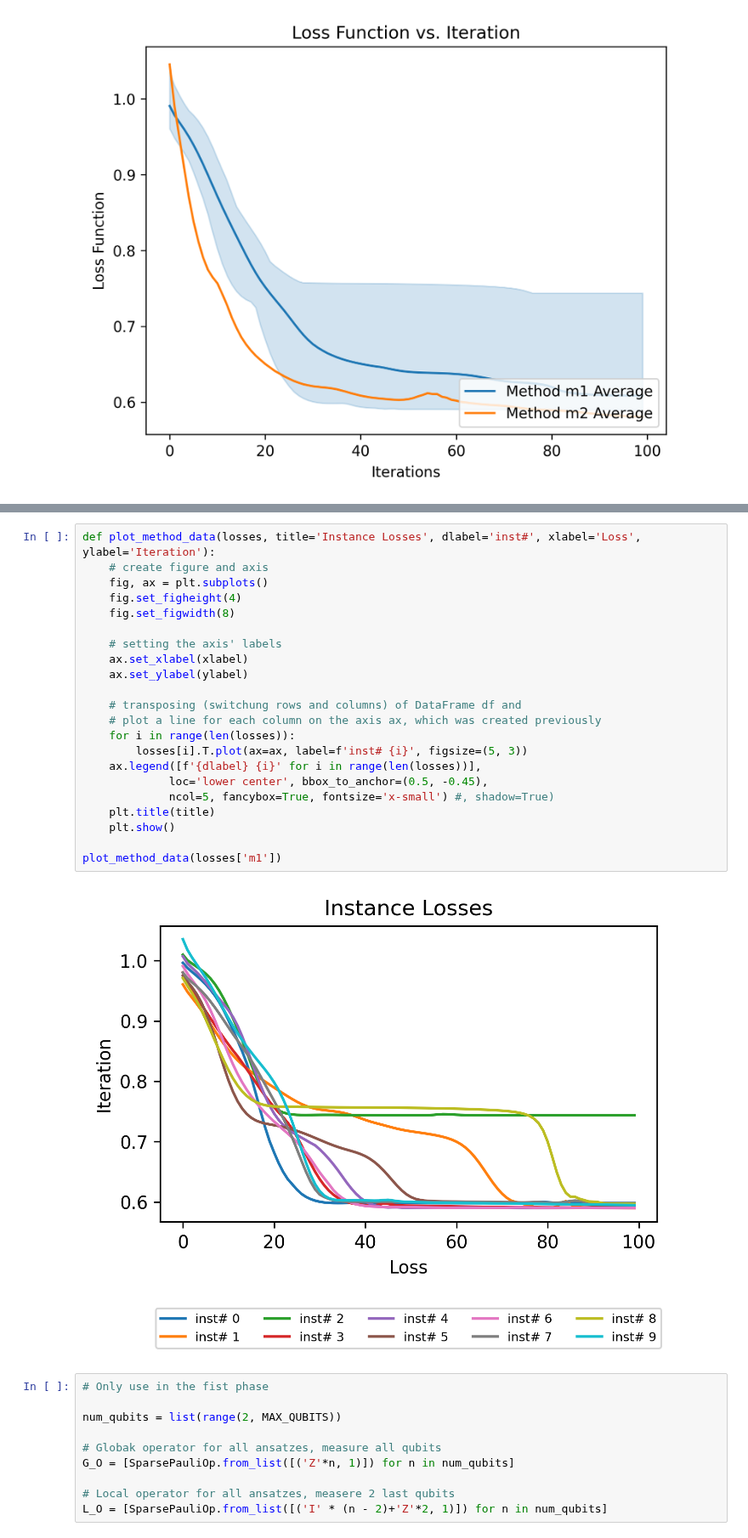
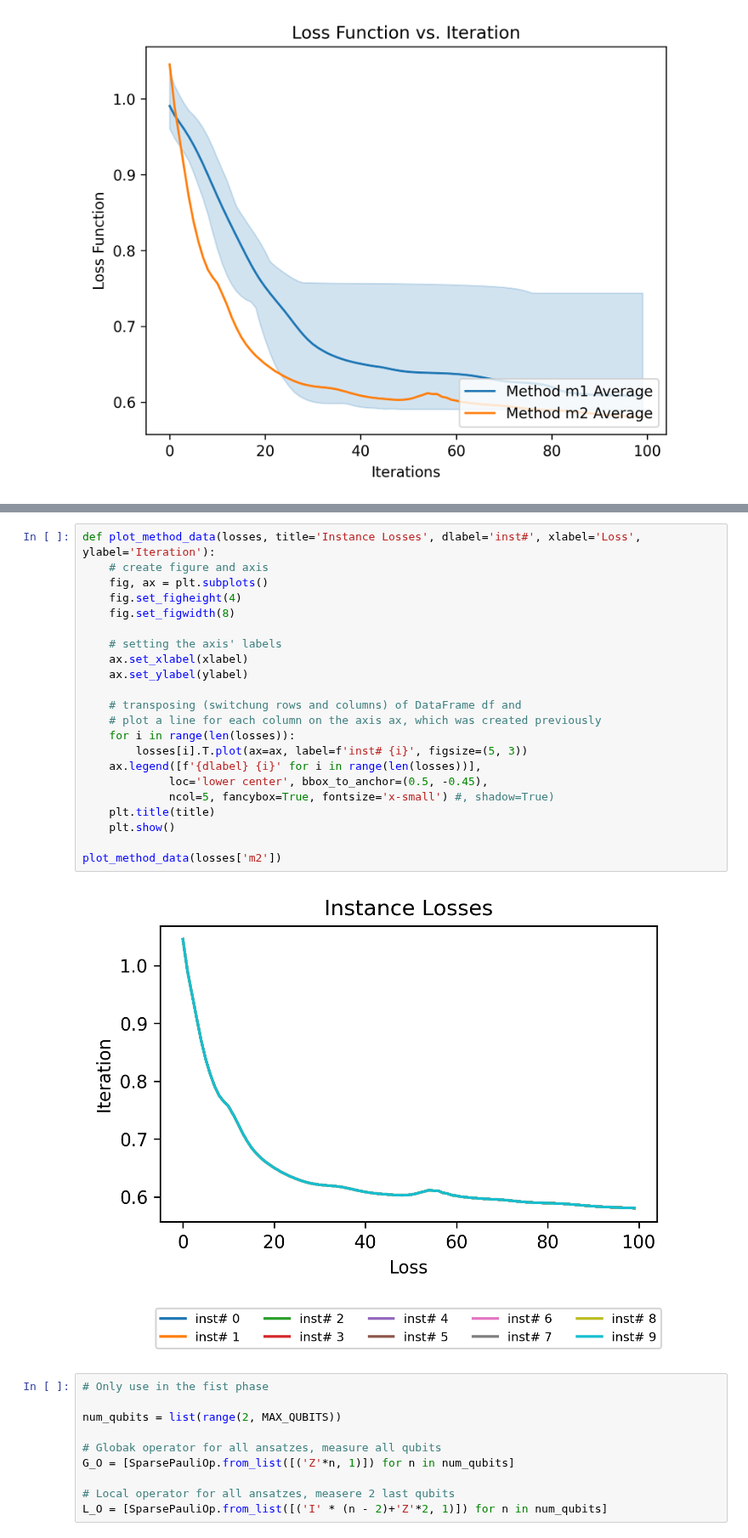
Before and after one commit to NNCT2904/VQA-Notes-v2, a Jupyter notebook: playground.ipynb, the cells around one changed output, grey strips where cells are left out. Shown at 85% size. Drawn from its saved outputs; the diff is of its cells as text.

```diff
--- a/playground.ipynb
+++ b/playground.ipynb
@@ -125,27 +126,27 @@ plotMeanVariance(variances, num_qubits)
 # %%
 def plot_method_data(losses, title='Instance Losses', dlabel='inst#', xlabel='Loss', ylabel='Iteration'):
     # create figure and axis
     fig, ax = plt.subplots()
     fig.set_figheight(4)
     fig.set_figwidth(8)
 
     # setting the axis' labels
     ax.set_xlabel(xlabel)
     ax.set_ylabel(ylabel)
 
     # transposing (switchung rows and columns) of DataFrame df and
     # plot a line for each column on the axis ax, which was created previously
     for i in range(len(losses)):
         losses[i].T.plot(ax=ax, label=f'inst# {i}', figsize=(5, 3))
     ax.legend([f'{dlabel} {i}' for i in range(len(losses))],
              loc='lower center', bbox_to_anchor=(0.5, -0.45),
              ncol=5, fancybox=True, fontsize='x-small') #, shadow=True)
     plt.title(title)
     plt.show()
 
-plot_method_data(losses['m1'])
+plot_method_data(losses['m2'])
 # %% [output]
-[figure, old version]
+[figure, new version]
 # %%
 # Only use in the fist phase
 
```
Also changed, not shown: parts of 1 cell of this notebook, 1 other file.
